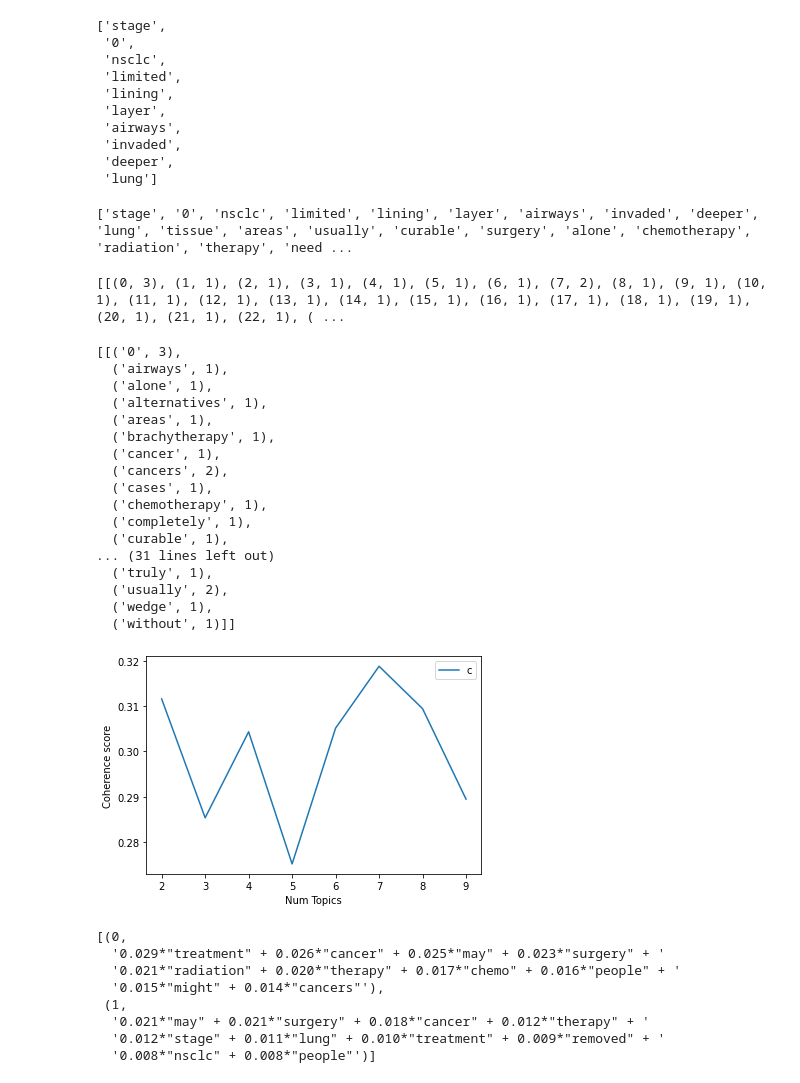
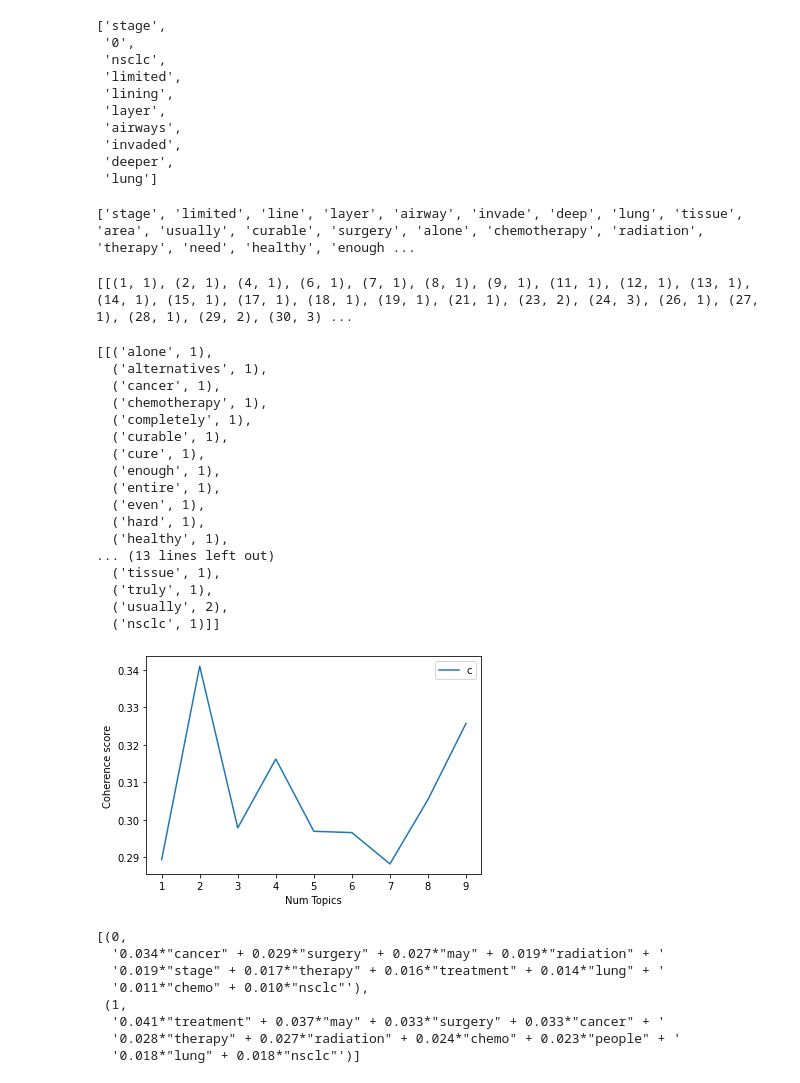
Before and after one commit to vantuan5644/LungCancerTreatment, a Jupyter notebook: src/topic_modeling/topic_modeling_lda.ipynb, the cells around one changed output. Drawn from its saved outputs; the diff is of its cells as text; code cells hidden in the pictures.

```diff
--- a/src/topic_modeling/topic_modeling_lda.ipynb
+++ b/src/topic_modeling/topic_modeling_lda.ipynb
@@ -143,15 +132,15 @@ def lemmatization(texts, allowed_postags=['NOUN', 'ADJ', 'VERB', 'ADV']):
 data_words_bigrams = make_bigrams(data_words)
 
 # Do lemmatization keeping only noun, adj, vb, adv
-# data_lemmatized = lemmatization(data_words_bigrams, allowed_postags=['NOUN', 'ADJ', 'VERB', 'ADV'])
+data_lemmatized = lemmatization(data_words_bigrams, allowed_postags=['NOUN', 'ADJ', 'VERB', 'ADV'])
 
-print(data_words_bigrams[0])
+print(data_lemmatized[0])
 # %% [output]
-['stage', '0', 'nsclc', 'limited', 'lining', 'layer', 'airways', 'invaded', 'deeper', 'lung', 'tissue', 'areas', 'usually', 'curable', 'surgery', 'alone', 'chemotherapy', 'radiation', 'therapy', 'need ...
+['stage', 'limited', 'line', 'layer', 'airway', 'invade', 'deep', 'lung', 'tissue', 'area', 'usually', 'curable', 'surgery', 'alone', 'chemotherapy', 'radiation', 'therapy', 'need', 'healthy', 'enough ...
 # %%
 # Create the Dictionary and Corpus
 # Create Dictionary
-id2word = corpora.Dictionary(data_words)
+id2word = corpora.Dictionary(data_lemmatized)
 
 # Create Corpus
 texts = data_words
@@ -162,28 +151,28 @@ corpus = [id2word.doc2bow(text) for text in texts]
 # View
 print(corpus[:1])
 # %% [output]
-[[(0, 3), (1, 1), (2, 1), (3, 1), (4, 1), (5, 1), (6, 1), (7, 2), (8, 1), (9, 1), (10, 1), (11, 1), (12, 1), (13, 1), (14, 1), (15, 1), (16, 1), (17, 1), (18, 1), (19, 1), (20, 1), (21, 1), (22, 1), ( ...
+[[(1, 1), (2, 1), (4, 1), (6, 1), (7, 1), (8, 1), (9, 1), (11, 1), (12, 1), (13, 1), (14, 1), (15, 1), (17, 1), (18, 1), (19, 1), (21, 1), (23, 2), (24, 3), (26, 1), (27, 1), (28, 1), (29, 2), (30, 3) ...
 # %%
 # Corpus format: (word_id: freq)
 [[(id2word[id], freq) for id, freq in cp] for cp in corpus[:1]]
 # %% [output]
-[[('0', 3),
-  ('airways', 1),
-  ('alone', 1),
+[[('alone', 1),
   ('alternatives', 1),
-  ('areas', 1),
-  ('brachytherapy', 1),
   ('cancer', 1),
-  ('cancers', 2),
-  ('cases', 1),
   ('chemotherapy', 1),
   ('completely', 1),
   ('curable', 1),
-... (31 lines left out)
+  ('cure', 1),
+  ('enough', 1),
+  ('entire', 1),
+  ('even', 1),
+  ('hard', 1),
+  ('healthy', 1),
+... (13 lines left out)
+  ('tissue', 1),
   ('truly', 1),
   ('usually', 2),
-  ('wedge', 1),
-  ('without', 1)]]
+  ('nsclc', 1)]]
 # %%
 # Choose the optimal number of topics
 # By choosing a 'k' that gives the highest coherence value
@@ -214,15 +203,15 @@ def compute_coherence_values(dictionary, corpus, texts, limit, start=2, step=1):
 
     return model_list, coherence_values
 # %%
-limit=10; start=2; step=1
+limit=10; start=1; step=1
 model_list, coherence_values = compute_coherence_values(dictionary=id2word, corpus=corpus, texts=data_words, start=start, limit=limit, step=step)
 # Show graph
 x = range(start, limit, step)
 plt.plot(x, coherence_values)
 plt.xlabel("Num Topics")
 plt.ylabel("Coherence score")
 plt.legend(("coherence_values"), loc='best')
 plt.show()
 # %% [output]
-[figure, old version]
+[figure, new version]
 # %%
@@ -241,13 +230,13 @@ model_topics = model.show_topics(formatted=False)
 pprint(model.print_topics(num_words=10))
 # %% [output]
 [(0,
-  '0.029*"treatment" + 0.026*"cancer" + 0.025*"may" + 0.023*"surgery" + '
-  '0.021*"radiation" + 0.020*"therapy" + 0.017*"chemo" + 0.016*"people" + '
-  '0.015*"might" + 0.014*"cancers"'),
+  '0.034*"cancer" + 0.029*"surgery" + 0.027*"may" + 0.019*"radiation" + '
+  '0.019*"stage" + 0.017*"therapy" + 0.016*"treatment" + 0.014*"lung" + '
+  '0.011*"chemo" + 0.010*"nsclc"'),
  (1,
-  '0.021*"may" + 0.021*"surgery" + 0.018*"cancer" + 0.012*"therapy" + '
-  '0.012*"stage" + 0.011*"lung" + 0.010*"treatment" + 0.009*"removed" + '
-  '0.008*"nsclc" + 0.008*"people"')]
+  '0.041*"treatment" + 0.037*"may" + 0.033*"surgery" + 0.033*"cancer" + '
+  '0.028*"therapy" + 0.027*"radiation" + 0.024*"chemo" + 0.023*"people" + '
+  '0.018*"lung" + 0.018*"nsclc"')]
 # %%
 # Find the dominant topic in each paragraph
 
```
Also changed, not shown: parts of 6 cells of this notebook, 9 other files.
